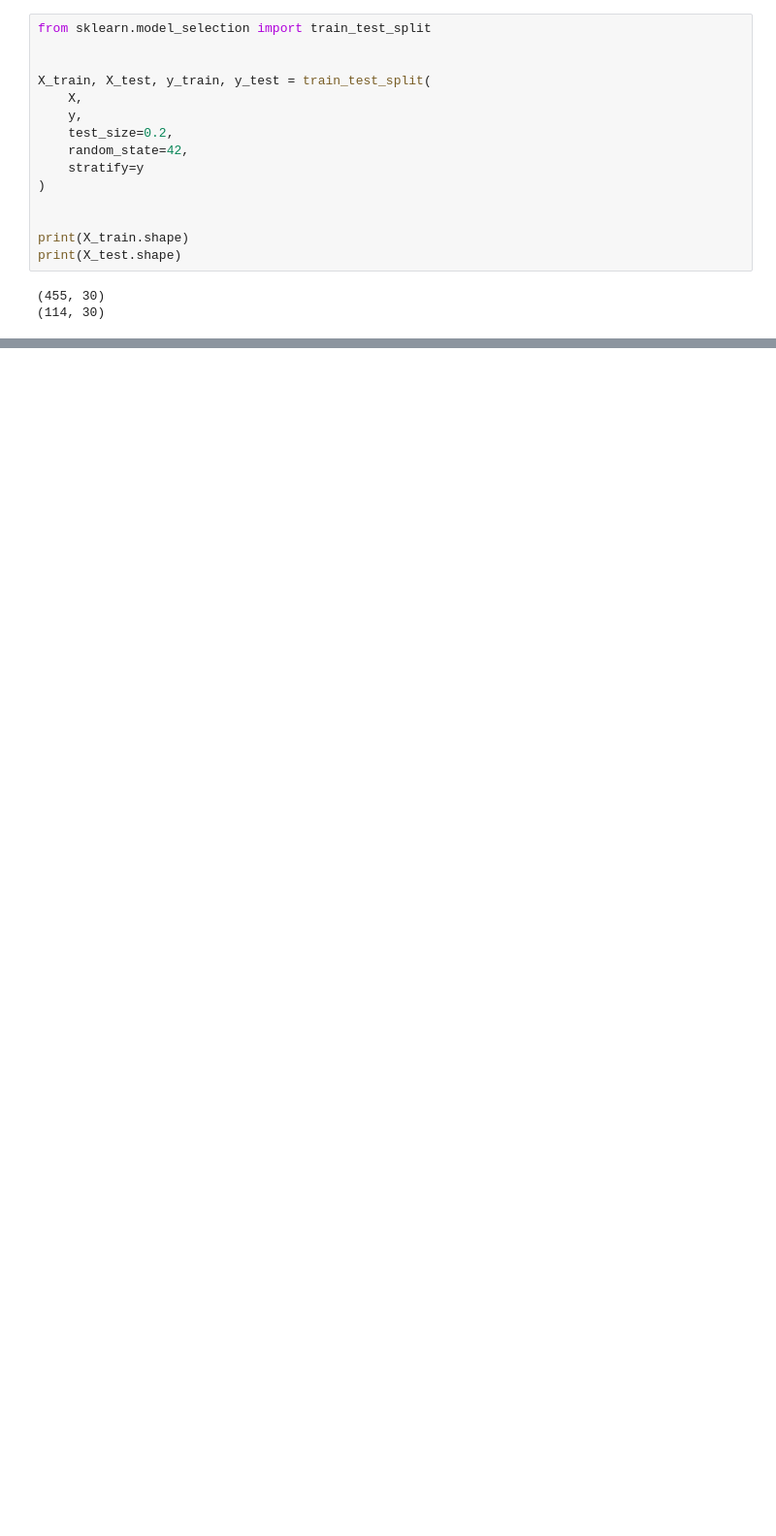
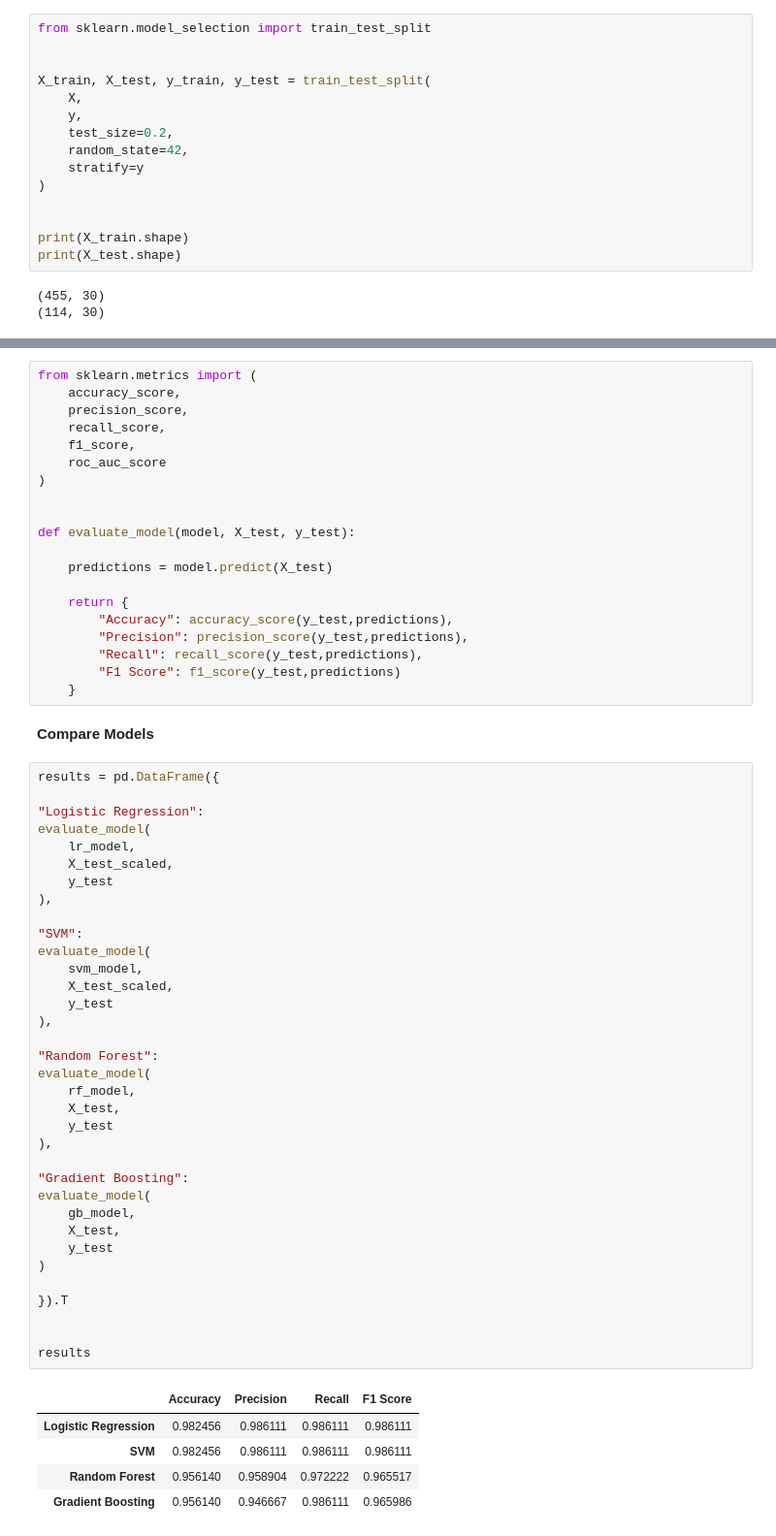
Before and after one commit to sabithamanoj/breast-cancer-ml-pipeline, a Jupyter notebook: notebook/breast_cancer_ml_pipeline.ipynb, the cells around one changed output, grey strips where cells are left out. Shown at 97% size. Drawn from its saved outputs; the diff is of its cells as text; blank space fills up the shorter version.

```diff
--- a/notebook/breast_cancer_ml_pipeline.ipynb
+++ b/notebook/breast_cancer_ml_pipeline.ipynb
@@ -298,0 +417,63 @@ print(X_test.shape)
+# %%
+from sklearn.metrics import (
+    accuracy_score,
+    precision_score,
+    recall_score,
+    f1_score,
+    roc_auc_score
+)
+
+
+def evaluate_model(model, X_test, y_test):
+
+    predictions = model.predict(X_test)
+
+    return {
+        "Accuracy": accuracy_score(y_test,predictions),
+        "Precision": precision_score(y_test,predictions),
+        "Recall": recall_score(y_test,predictions),
+        "F1 Score": f1_score(y_test,predictions)
+    }
+# %% [markdown]
+**Compare Models**
+# %%
+results = pd.DataFrame({
+
+"Logistic Regression":
+evaluate_model(
+    lr_model,
+    X_test_scaled,
+    y_test
+),
+
+"SVM":
+evaluate_model(
+    svm_model,
+    X_test_scaled,
+    y_test
+),
+
+"Random Forest":
+evaluate_model(
+    rf_model,
+    X_test,
+    y_test
+),
+
+"Gradient Boosting":
+evaluate_model(
+    gb_model,
+    X_test,
+    y_test
+)
+
+}).T
+
+
+results
+# %% [output]
+|  | Accuracy | Precision | Recall | F1 Score |
+| Logistic Regression | 0.982456 | 0.986111 | 0.986111 | 0.986111 |
+| SVM | 0.982456 | 0.986111 | 0.986111 | 0.986111 |
+| Random Forest | 0.956140 | 0.958904 | 0.972222 | 0.965517 |
+| Gradient Boosting | 0.956140 | 0.946667 | 0.986111 | 0.965986 |
```
Also changed, not shown: parts of 30 cells of this notebook.
